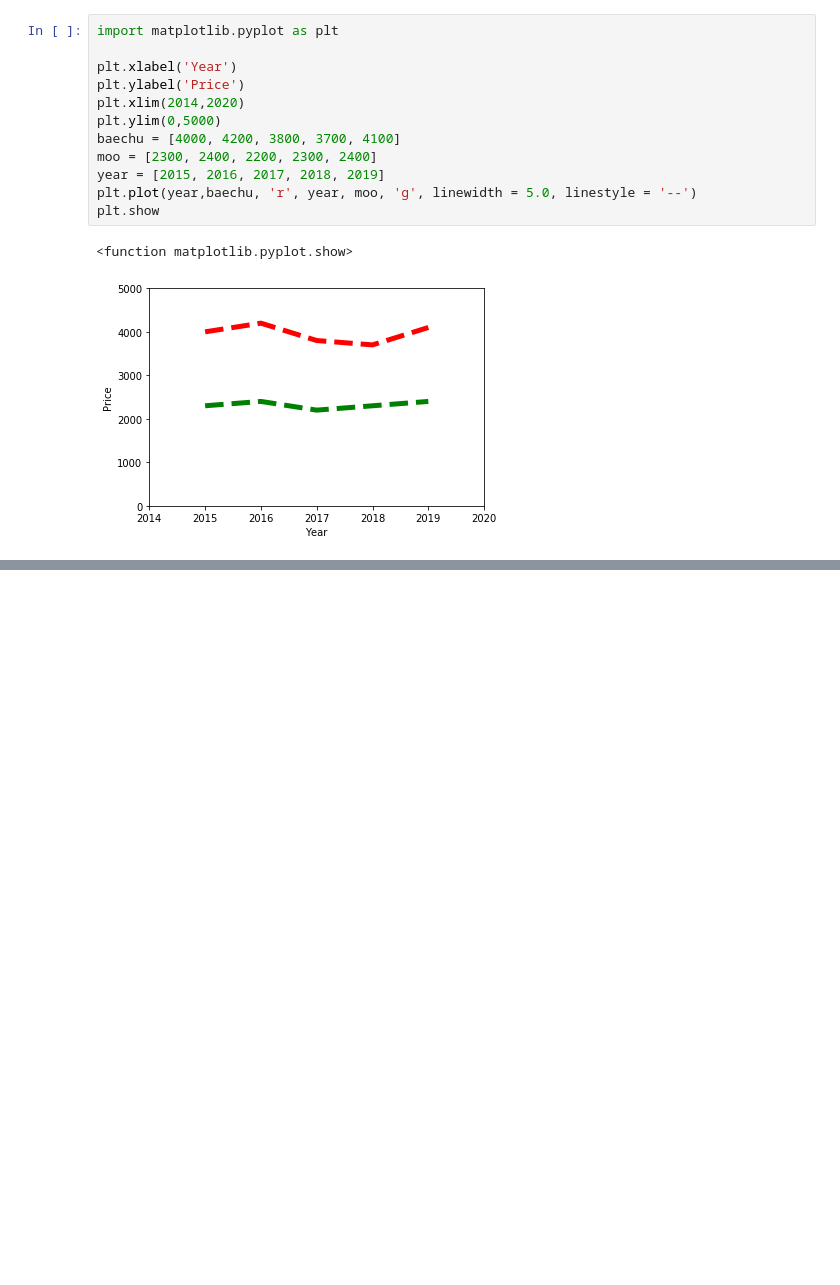
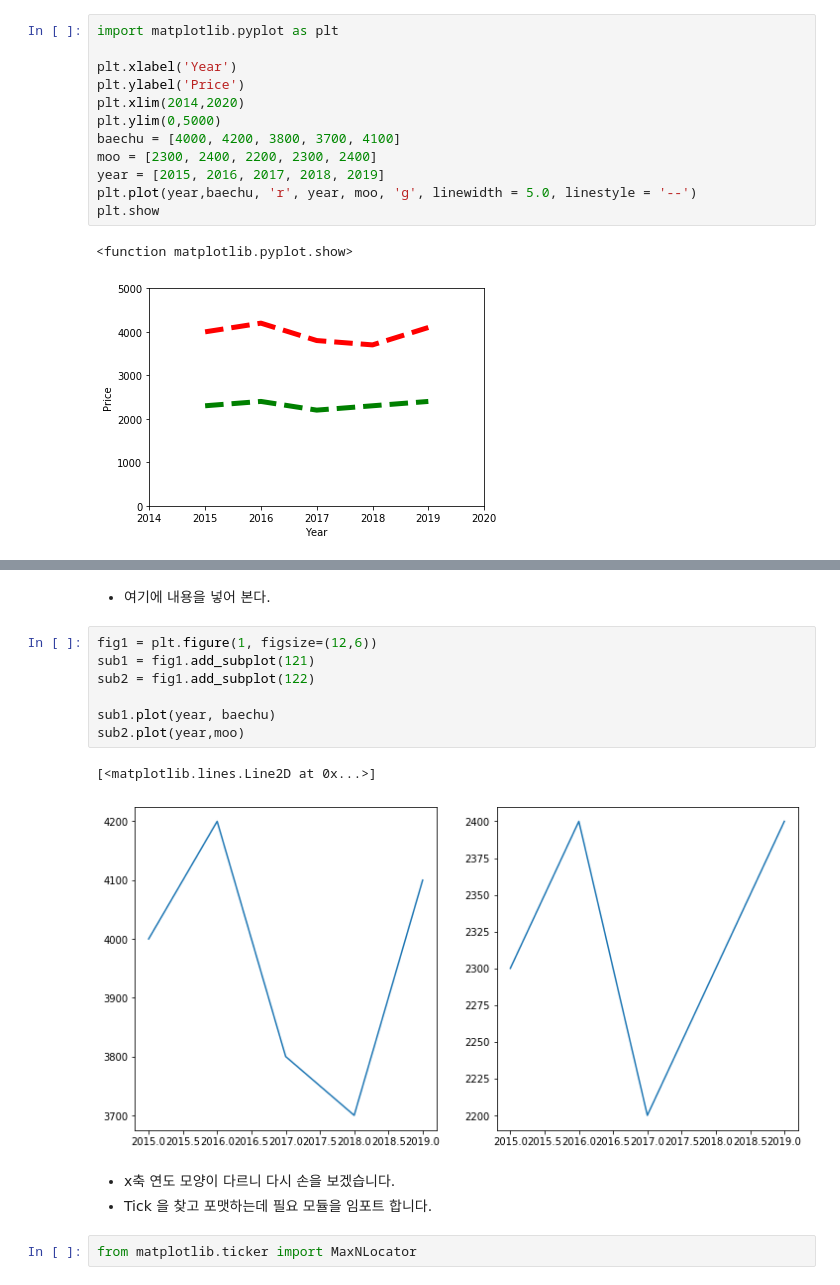
Before and after one commit to joshuajhchoi/ai2learn, a Jupyter notebook: 파이썬_처음하는_분들을_위한_8시간_만에_이해하는_머신_러닝_기초_수업_(4)_Matplotlib_기본_이해.ipynb, the cells around one changed output, grey strips where cells are left out. Saved outputs shown, nothing was run; the diff lists cells and outputs as text; blank space fills up the shorter version.

```diff
--- a/파이썬_처음하는_분들을_위한_8시간_만에_이해하는_머신_러닝_기초_수업_(4)_Matplotlib_기본_이해.ipynb
+++ b/파이썬_처음하는_분들을_위한_8시간_만에_이해하는_머신_러닝_기초_수업_(4)_Matplotlib_기본_이해.ipynb
@@ -238,0 +290,17 @@ plt.show
+# %% [markdown]
+* 여기에 내용을 넣어 본다.
+# %%
+fig1 = plt.figure(1, figsize=(12,6))
+sub1 = fig1.add_subplot(121)
+sub2 = fig1.add_subplot(122)
+
+sub1.plot(year, baechu)
+sub2.plot(year,moo)
+# %% [output]
+[<matplotlib.lines.Line2D at 0x...>]
+[figure, added]
+# %% [markdown]
+* x축 연도 모양이 다르니 다시 손을 보겠습니다.
+* Tick 을 찾고 포맷하는데 필요 모듈을 임포트 합니다.
+# %%
+from matplotlib.ticker import MaxNLocator
```
Also changed, not shown: parts of 26 cells of this notebook.
